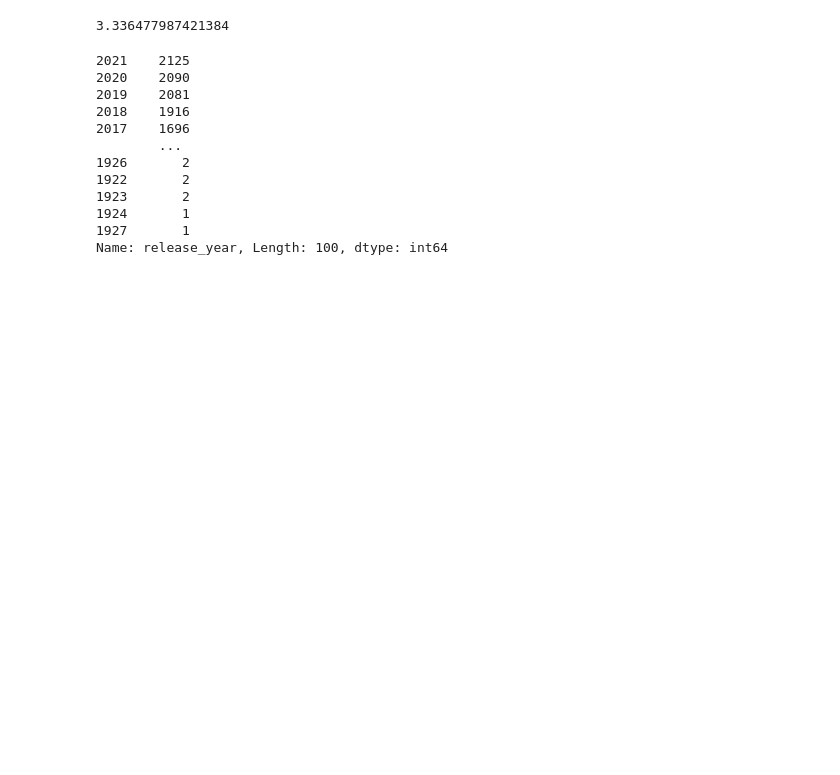
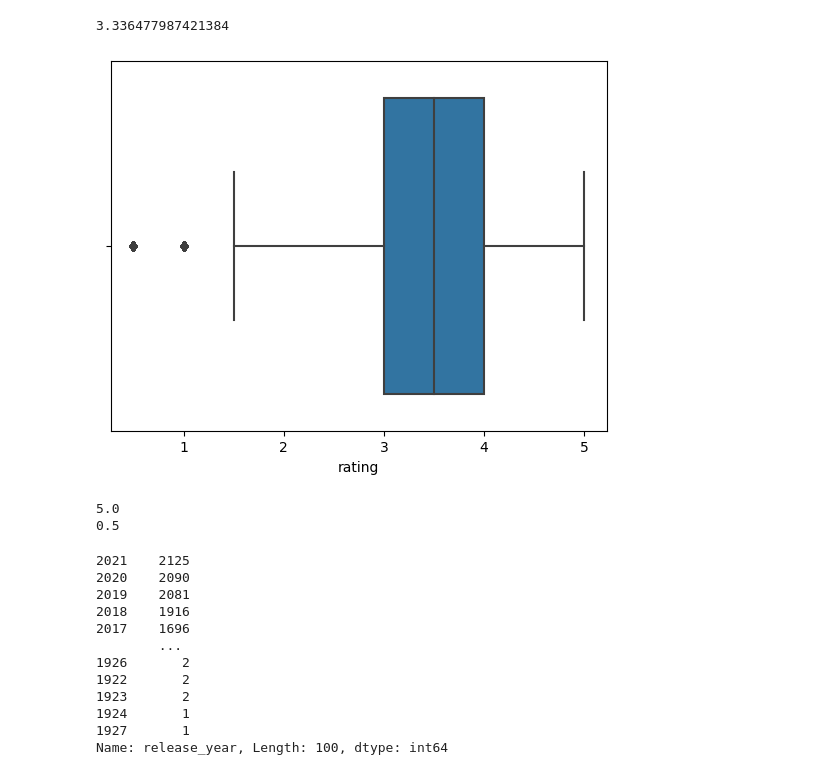
Before and after one commit to Altezier/LAB01-HENRY, a Jupyter notebook: EDA.ipynb, the cells around one changed output. Cells and saved outputs as stored; diff of their text form; code cells hidden in the pictures; blank space fills up the shorter version.

```diff
--- a/EDA.ipynb
+++ b/EDA.ipynb
@@ -349,6 +363,18 @@ platf_dt.score.max()
 platf_dt.score.min()
 # %% [output]
 3.336477987421384
+# %%
+sns.boxplot(x = 'rating', data = us_dt)
+plt.show()
+# %% [output]
+[figure, added]
+# %%
+
+print(us_dt.rating.max())
+print(us_dt.rating.min())
+# %% [output]
+5.0
+0.5
 # %%
 # Reviso en todo caso  el valor de los años
 platf_dt.release_year.value_counts()
```
Also changed, not shown: parts of 7 cells of this notebook.
